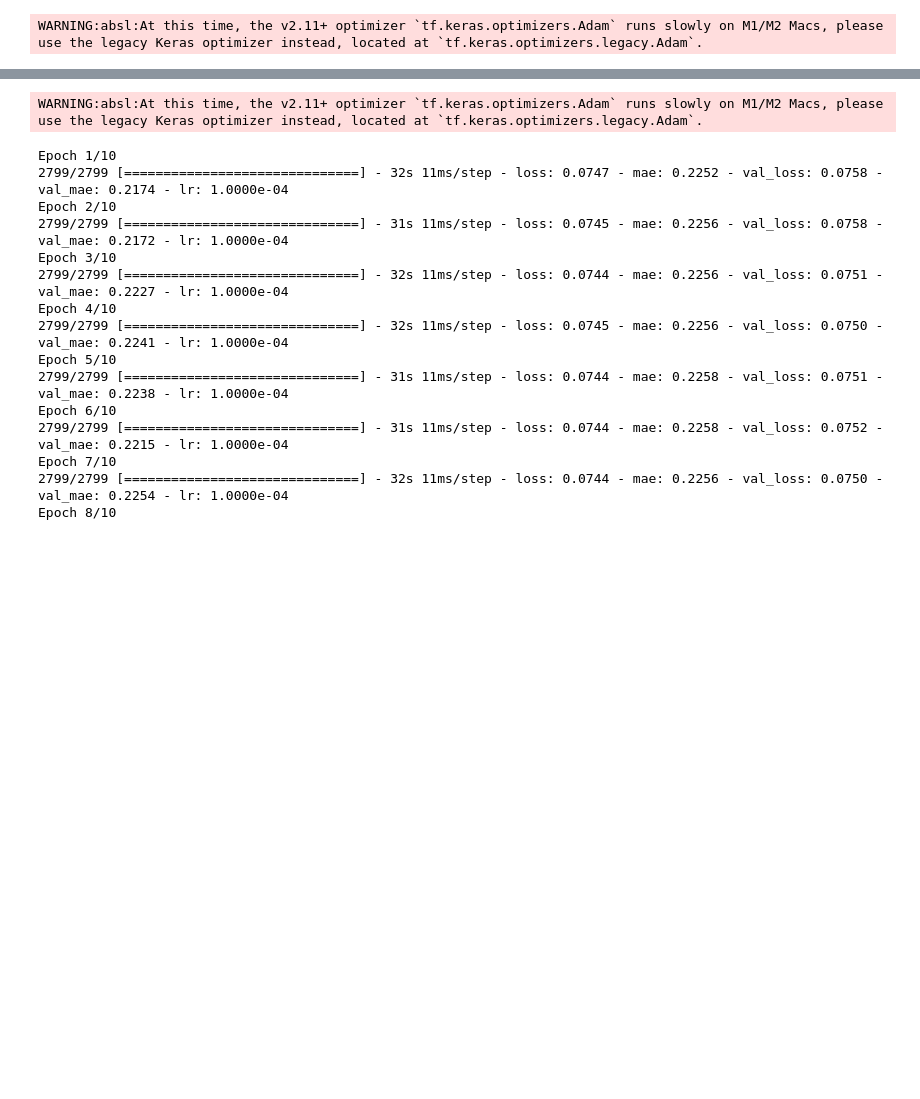
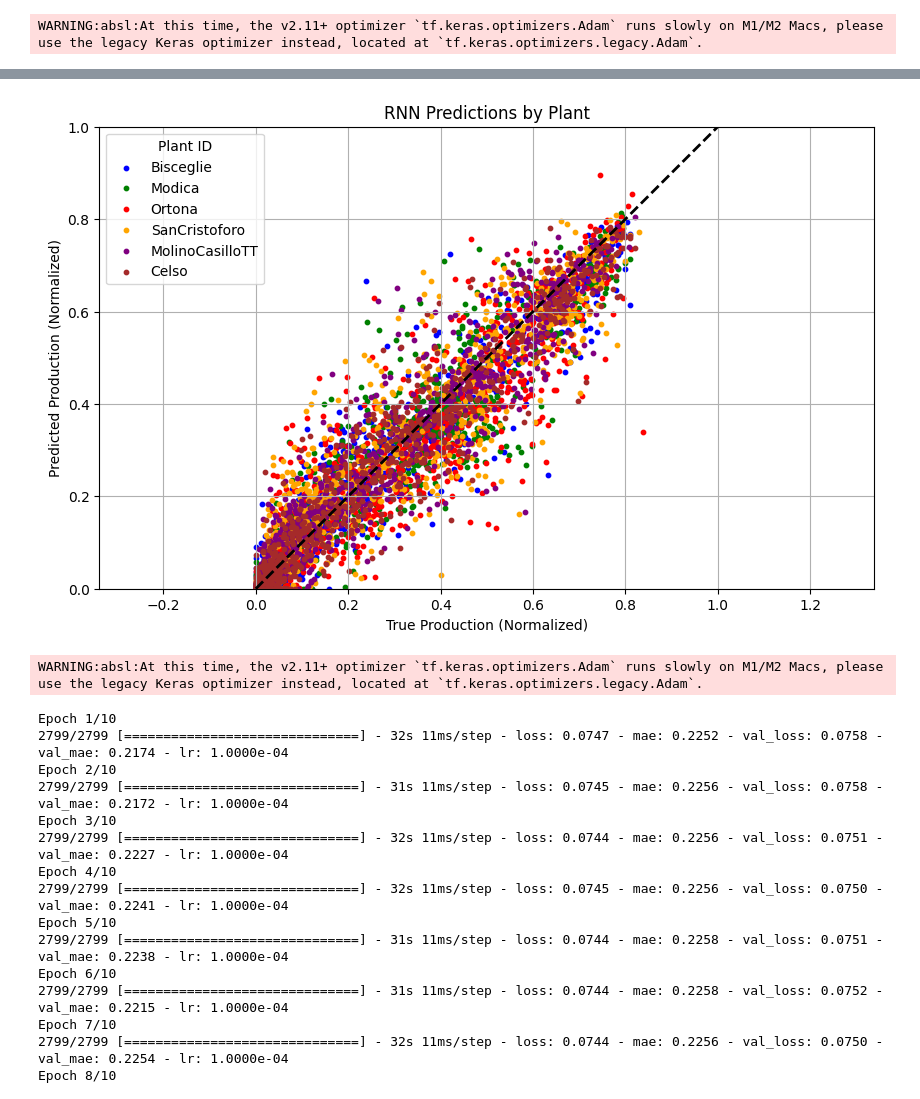
Before and after one commit to ShilpaSrinivasaReddy/PV_Forecasting_new, a Jupyter notebook: RNN.ipynb, the cells around one changed output, grey strips where cells are left out. Saved outputs shown, nothing was run; the diff lists cells and outputs as text; code cells hidden in the pictures; blank space fills up the shorter version.

```diff
--- a/RNN.ipynb
+++ b/RNN.ipynb
@@ -190,3 +222,47 @@ print(f"  R²: {r2_rnn:.2f}\n")
+# %%
+import matplotlib.pyplot as plt
+
+# Reset index for X_test and y_test to ensure they align
+X_test_with_pID = X_test.copy().reset_index(drop=True)
+y_test_seq_flat = pd.Series(y_test_seq.flatten()).reset_index(drop=True)
+
+# Convert y_pred to a pandas Series if it's a NumPy array
+y_pred_flat = pd.Series(y_pred.flatten())
+
+# Map 'pID' from df to X_test using their corresponding rows
+X_test_with_pID['pID'] = df.loc[X_test.index, 'pID'].reset_index(drop=True)
+
+# Define colors for each plant
+colors = {
+    'Bisceglie': 'blue',
+    'Modica': 'green',
+    'Ortona': 'red',
+    'SanCristoforo': 'orange',
+    'MolinoCasilloTT': 'purple',
+    'Celso': 'brown'
+}
+
+# Create a scatter plot
+plt.figure(figsize=(10, 6))
+
+# Plot predictions for each plant
+for plant, color in colors.items():
+    plant_mask = X_test_with_pID['pID'] == plant  # Filter for each plant
+    plt.scatter(y_test_seq_flat[plant_mask].values, y_pred_flat[plant_mask].values, s=10, color=color, label=plant)
+
+# Add labels, title, and legend
+plt.xlabel('True Production (Normalized)')
+plt.ylabel('Predicted Production (Normalized)')
+plt.title('RNN Predictions by Plant')
+plt.legend(title='Plant ID')
+plt.grid(True)  # Optional: add grid for better visibility
+plt.plot([0, 1], [0, 1], 'k--', lw=2)  # Optional: diagonal line for reference
+plt.axis('equal')  # Optional: make axes equal for better visual comparison
+plt.xlim(0, 1)  # Adjust limits based on your normalized data range
+plt.ylim(0, 1)  # Adjust limits based on your normalized data range
+plt.show()
+# %% [output]
+[figure, added]
 # %%
 import pandas as pd
 import numpy as np
```
Also changed, not shown: parts of 10 cells of this notebook, 3 other files.
